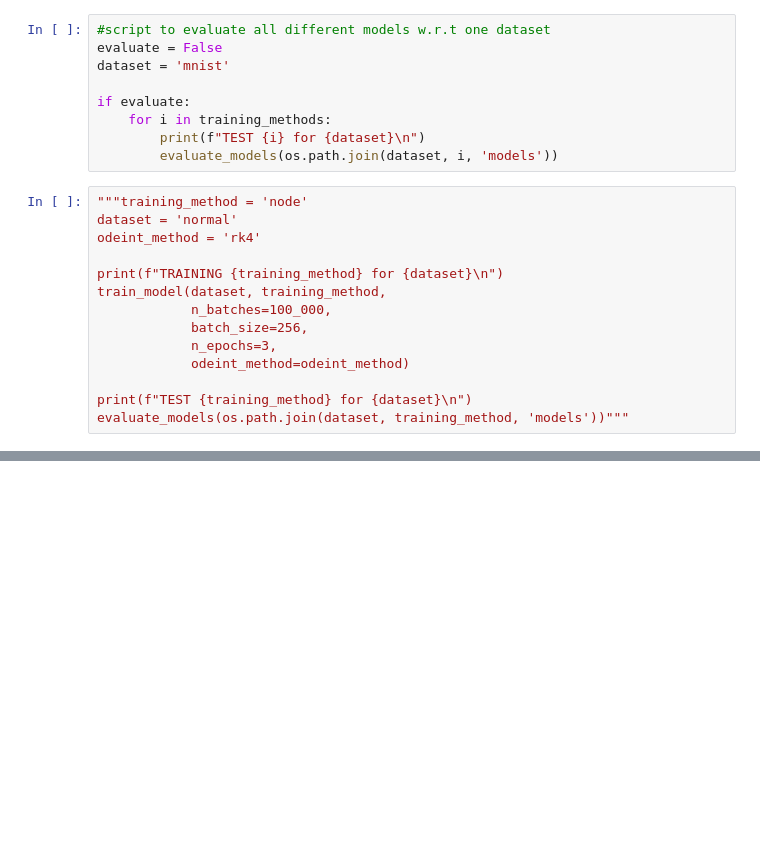
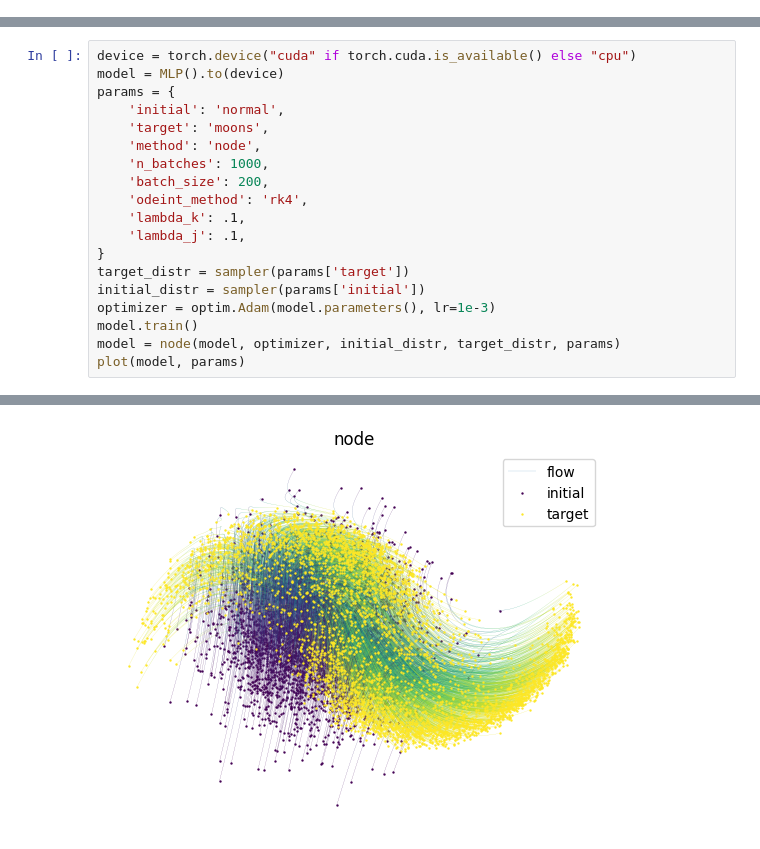
Before and after one commit to rfleckp/ContNormFlows, a Jupyter notebook: ContNF.ipynb, the cells around one changed output, grey strips where cells are left out. Saved outputs shown, nothing was run; the diff lists cells and outputs as text; blank space fills up the shorter version.

```diff
--- a/ContNF.ipynb
+++ b/ContNF.ipynb
@@ -2023,23 +0,0 @@ for i in training_methods:
-# %%
-#script to evaluate all different models w.r.t one dataset
-evaluate = False
-dataset = 'mnist'
-
-if evaluate:
-    for i in training_methods:
-        print(f"TEST {i} for {dataset}\n")
-        evaluate_models(os.path.join(dataset, i, 'models'))
-# %%
-"""training_method = 'node'
-dataset = 'normal'
-odeint_method = 'rk4'
-
-print(f"TRAINING {training_method} for {dataset}\n")
-train_model(dataset, training_method,
-            n_batches=100_000,
-            batch_size=256,
-            n_epochs=3,
-            odeint_method=odeint_method)
-
-print(f"TEST {training_method} for {dataset}\n")
-evaluate_models(os.path.join(dataset, training_method, 'models'))"""
@@ -2057,0 +301,20 @@ def download_folder(folder_path: str):
+# %%
+device = torch.device("cuda" if torch.cuda.is_available() else "cpu")
+model = MLP().to(device)
+params = {
+    'initial': 'normal',
+    'target': 'moons',
+    'method': 'node',
+    'n_batches': 1000,
+    'batch_size': 200,
+    'odeint_method': 'rk4',
+    'lambda_k': .1,
+    'lambda_j': .1,
+}
+target_distr = sampler(params['target'])
+initial_distr = sampler(params['initial'])
+optimizer = optim.Adam(model.parameters(), lr=1e-3)
+model.train()
+model = node(model, optimizer, initial_distr, target_distr, params)
+plot(model, params)
+# %% [output]
@@ -2057,0 +322 @@ def download_folder(folder_path: str):
+[figure, added]
```
Also changed, not shown: parts of 44 cells of this notebook, 2 other files.
